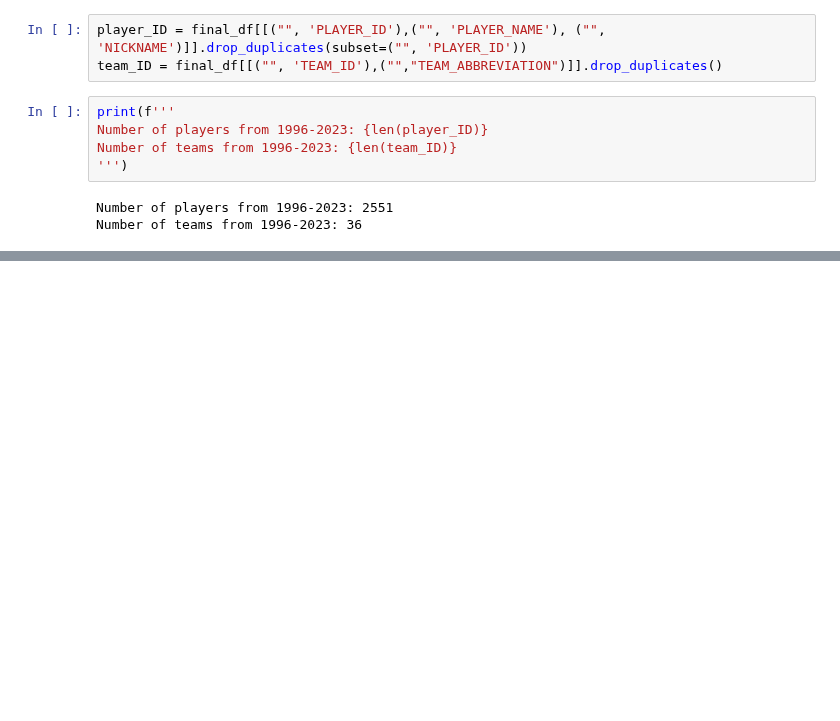
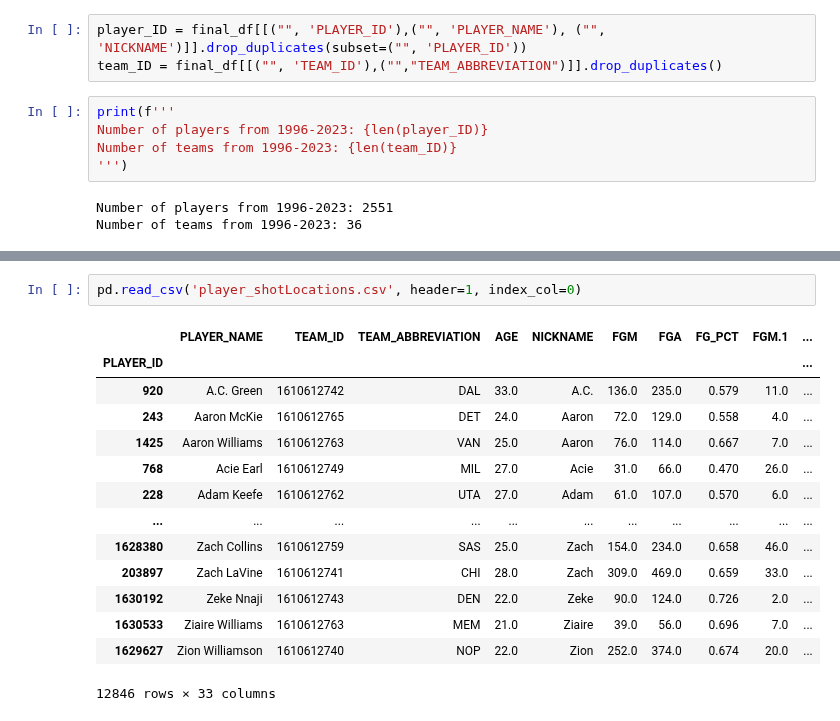
Before and after one commit to dizzydwarfus/Personal_Projects, a Jupyter notebook: nba/nba_api.ipynb, the cells around one changed output, grey strips where cells are left out. Drawn from its saved outputs; the diff is of its cells as text; blank space fills up the shorter version.

```diff
--- a/nba/nba_api.ipynb
+++ b/nba/nba_api.ipynb
@@ -346,0 +348,17 @@ Number of teams from 1996-2023: 36
+# %%
+pd.read_csv('player_shotLocations.csv', header=1, index_col=0)
+# %% [output]
+|  | PLAYER_NAME | TEAM_ID | TEAM_ABBREVIATION | AGE | NICKNAME | FGM | FGA | FG_PCT | FGM.1 | ... |
+| PLAYER_ID |  |  |  |  |  |  |  |  |  | ... |
+| 920 | A.C. Green | 1610612742 | DAL | 33.0 | A.C. | 136.0 | 235.0 | 0.579 | 11.0 | ... |
+| 243 | Aaron McKie | 1610612765 | DET | 24.0 | Aaron | 72.0 | 129.0 | 0.558 | 4.0 | ... |
+| 1425 | Aaron Williams | 1610612763 | VAN | 25.0 | Aaron | 76.0 | 114.0 | 0.667 | 7.0 | ... |
+| 768 | Acie Earl | 1610612749 | MIL | 27.0 | Acie | 31.0 | 66.0 | 0.470 | 26.0 | ... |
+| 228 | Adam Keefe | 1610612762 | UTA | 27.0 | Adam | 61.0 | 107.0 | 0.570 | 6.0 | ... |
+| ... | ... | ... | ... | ... | ... | ... | ... | ... | ... | ... |
+| 1628380 | Zach Collins | 1610612759 | SAS | 25.0 | Zach | 154.0 | 234.0 | 0.658 | 46.0 | ... |
+| 203897 | Zach LaVine | 1610612741 | CHI | 28.0 | Zach | 309.0 | 469.0 | 0.659 | 33.0 | ... |
+| 1630192 | Zeke Nnaji | 1610612743 | DEN | 22.0 | Zeke | 90.0 | 124.0 | 0.726 | 2.0 | ... |
+| 1630533 | Ziaire Williams | 1610612763 | MEM | 21.0 | Ziaire | 39.0 | 56.0 | 0.696 | 7.0 | ... |
+| 1629627 | Zion Williamson | 1610612740 | NOP | 22.0 | Zion | 252.0 | 374.0 | 0.674 | 20.0 | ... |
+12846 rows × 33 columns
```
Also changed, not shown: parts of 8 cells of this notebook, 3 other files.
